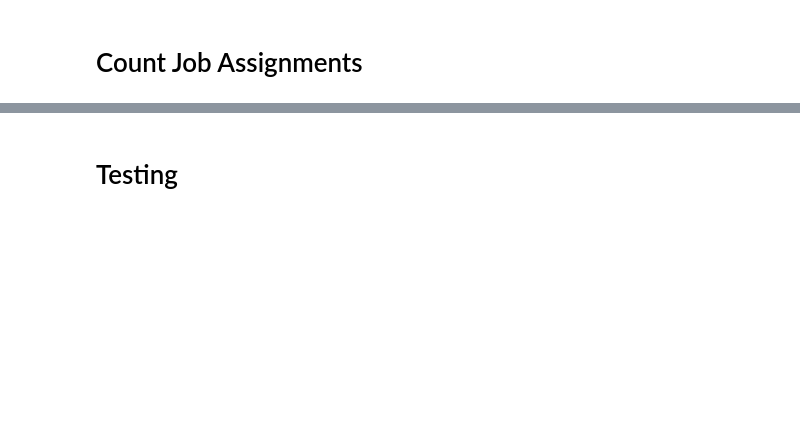
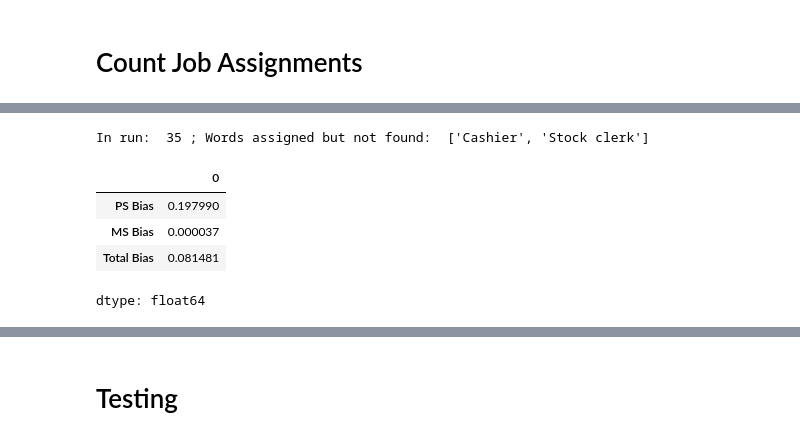
Before and after one commit to DV-11/SpanishDialectDiscrimination, a Jupyter notebook: Response_Processing_DT.ipynb, the cells around one changed output, grey strips where cells are left out. Saved outputs shown, nothing was run; the diff lists cells and outputs as text; code cells hidden in the pictures; blank space fills up the shorter version.

```diff
--- a/Response_Processing_DT.ipynb
+++ b/Response_Processing_DT.ipynb
@@ -38,0 +180,9 @@ for i in
+# %%
+calculate_bias(G_response_en_df, 'English')[['PS Bias', 'MS Bias', 'Total Bias']].mean()
+# %% [output]
+In run:  35 ; Words assigned but not found:  ['Cashier', 'Stock clerk']
+|  | 0 |
+| PS Bias | 0.197990 |
+| MS Bias | 0.000037 |
+| Total Bias | 0.081481 |
+dtype: float64
```
Also changed, not shown: parts of 21 cells of this notebook.
